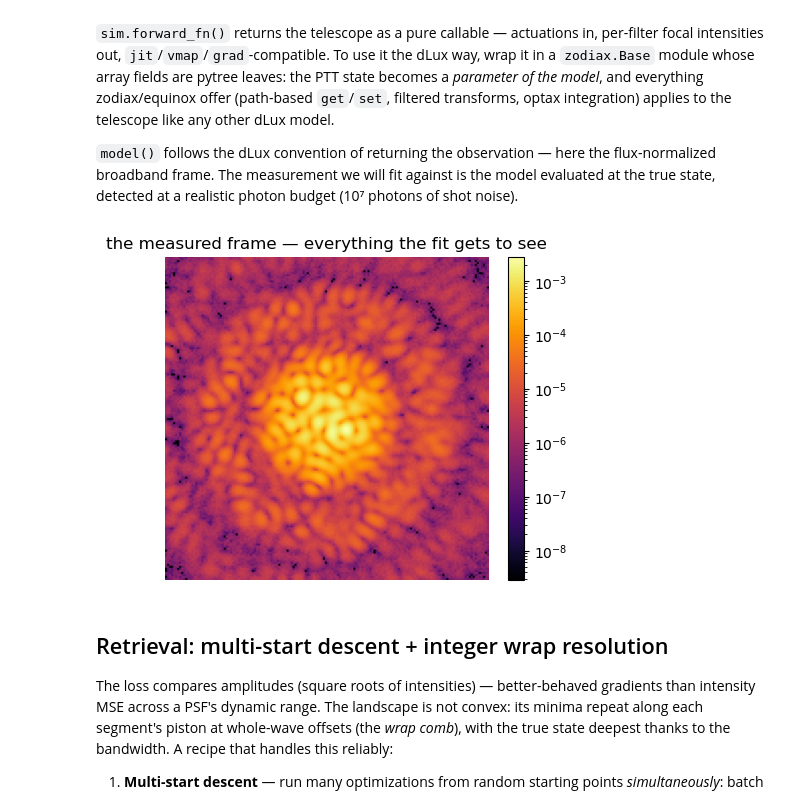
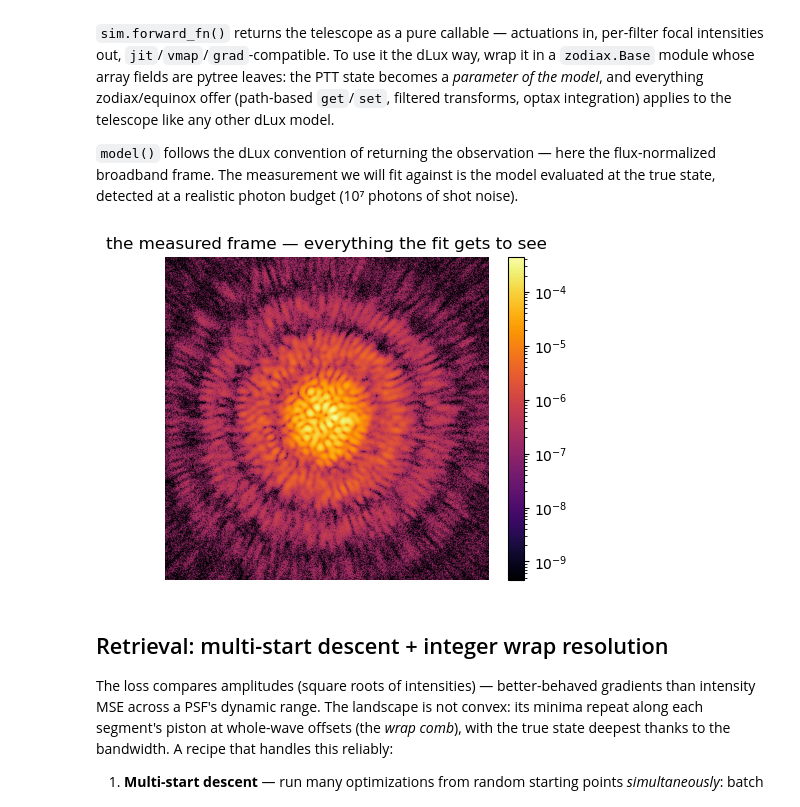
Before and after one commit to icunnyngham/telescope-sim, a Jupyter notebook: docs/tutorials/08_phase_retrieval.ipynb, the cells around one changed output. Saved outputs shown, nothing was run; the diff lists cells and outputs as text; code cells hidden in the pictures.

```diff
--- a/docs/tutorials/08_phase_retrieval.ipynb
+++ b/docs/tutorials/08_phase_retrieval.ipynb
@@ -20,15 +20,15 @@ from telescope_sim.config.loader import build
 from telescope_sim.config.schema import SimConfig
 from telescope_sim.helpers.diagnostics import plot_opd_and_psfs
 
-# The elf_15seg geometry with a single broadband band: 1 um
-# central wavelength, 10% fractional bandwidth, 13 samples.
+# The sELF array observed in its FPWFS band: 0.90-1.05 um
+# (15.4% at 0.975 um), 11 wavelength samples, 5 mas sampling.
 config = {
     "backend": "jax",
-    "pupil": {"resolution": 256, "extent": 3.1563881637},
+    "pupil": {"resolution": 256, "extent": 3.675},
     "aperture": {
         "type": "segmented_circular", "layout": "elf",
-        "n_segments": 15, "ring_radius": 1.25,
-        "segment_diameter": 0.5197792270, "supersample": 16,
+        "n_segments": 15, "ring_radius": 1.5,
+        "segment_diameter": 0.5, "supersample": 16,
     },
     "correctors": {
         "segments": {
@@ -40,24 +40,24 @@ config = {
     },
     "corrector_chain": ["segments"],
     "focal_planes": {
-        "band_1um": {
-            "type": "angular", "central_lam": 1.0e-6,
-            "focal_extent": 2.0, "focal_res": 160,
-            "fractional_bandwidth": 0.10, "num_samples": 13,
+        "fpwfs_band": {
+            "type": "angular", "central_lam": 0.975e-6,
+            "focal_extent": 3.2, "focal_res": 640,
+            "fractional_bandwidth": 0.1538, "num_samples": 11,
         }
     },
     "outputs": {
-        "psf": {"tap": {"type": "intensity", "focal_planes": ["band_1um"]},
+        "psf": {"tap": {"type": "intensity", "focal_planes": ["fpwfs_band"]},
                 "post_processing": [{"type": "max_intensity_norm"}]}
     },
 }
 sim = build(SimConfig.model_validate(config))
 
 # The unknown state to recover: random piston/tip/tilt on all 15
-# segments. Pistons span ±2 um of surface = ±4 um of OPD —
-# up to ±4 whole waves at 1 um, far beyond any monochromatic
-# capture range.
-PISTON_RANGE = 2.0
+# segments. Pistons span ±1.4 um of surface = ±2.8 um of OPD —
+# ±2.9 waves at 0.975 um, close to the band's ±3.2-wave
+# ambiguity limit and far beyond any monochromatic capture range.
+PISTON_RANGE = 1.4
 rng = np.random.default_rng(0)
 ptt_true = np.zeros((15, 3))
 ptt_true[:, 0] = rng.uniform(-PISTON_RANGE, PISTON_RANGE, 15)
@@ -93,35 +93,35 @@ class PTTModel(zdx.Base):
 
     def model(self):
         images = self.forward({"segments": self.ptt})
         return {name: img / img.sum() for name, img in images.items()}
 
 
 model = PTTModel(sim)  # parameters at zero: the starting guess
 
 # The single measured broadband frame: the true state rendered and
 # detected at a realistic photon budget - 1e7 photons of shot noise.
 noise_key = jax.random.PRNGKey(7)
 
 
 def measure(images):
     counts = {name: jax.random.poisson(jax.random.fold_in(noise_key, i), img * 1e7)
               for i, (name, img) in enumerate(sorted(images.items()))}
     return {name: c / c.sum() for name, c in counts.items()}
 
 
 data = measure(PTTModel(sim, ptt_true).model())
 
 fig, ax = plt.subplots(figsize=(5.2, 4.2))
-img = np.asarray(data["band_1um"])
+img = np.asarray(data["fpwfs_band"])
 peak = float(img.max())
 im = ax.imshow(np.maximum(img, peak * 1e-6), cmap="inferno",
                norm=LogNorm(vmin=peak * 1e-6, vmax=peak))
 ax.set_title("the measured frame — everything the fit gets to see")
 ax.set_axis_off()
 fig.colorbar(im, ax=ax, fraction=0.046)
 plt.show()
 # %% [output]
-[figure, old version]
+[figure, new version]
 # %% [markdown]
 ## Retrieval: multi-start descent + integer wrap resolution
 
```
Also changed, not shown: parts of 6 cells of this notebook, 12 other files.
